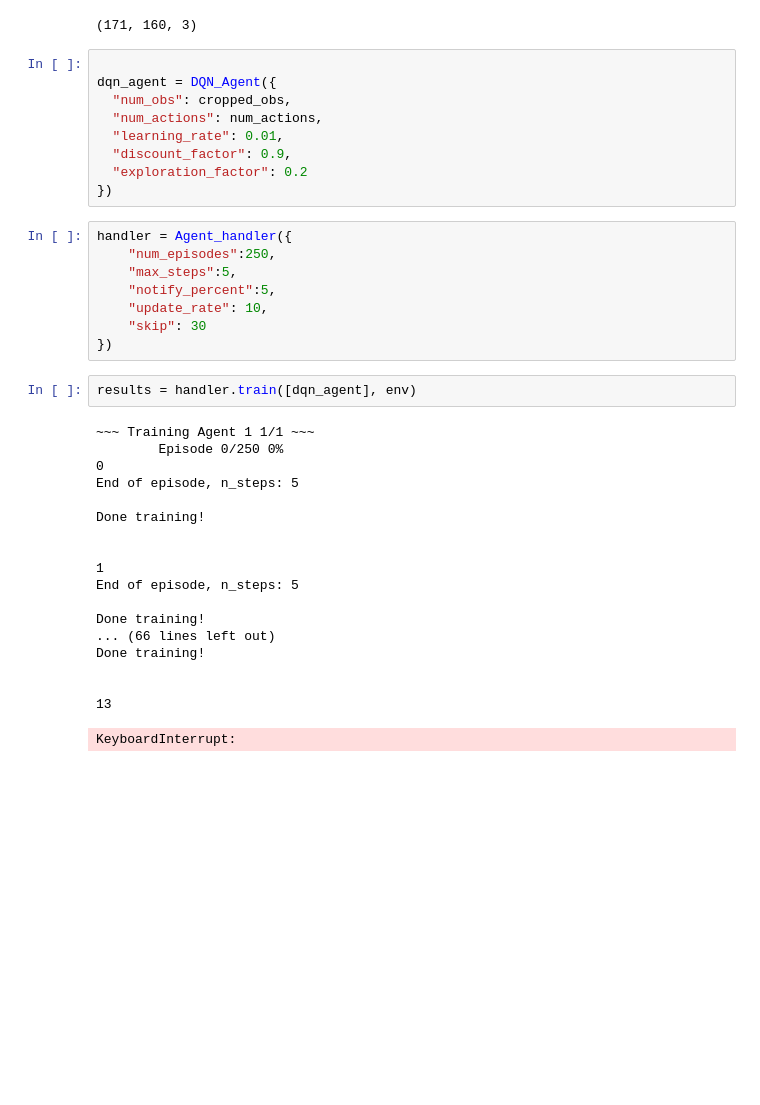
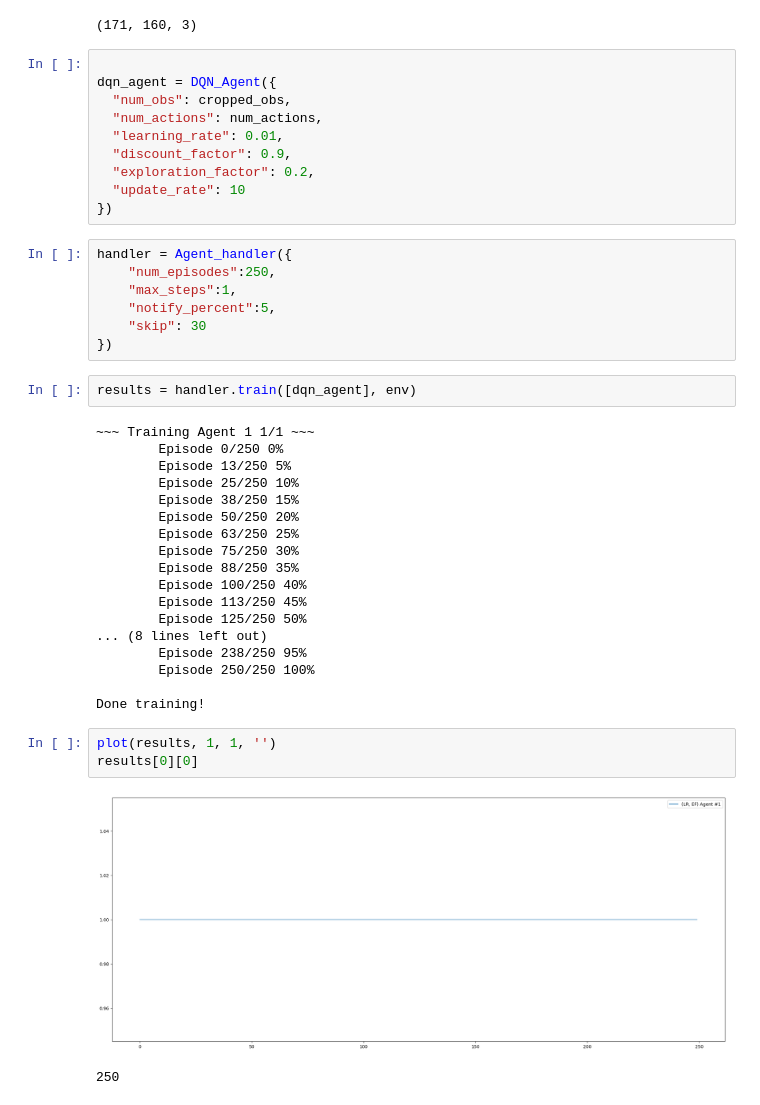
Before and after one commit to billyParmenter/Reinforcement-Learning, a Jupyter notebook: Project.ipynb, the cells around one changed output. Cells and saved outputs as stored; diff of their text form; blank space fills up the shorter version.

```diff
--- a/Project.ipynb
+++ b/Project.ipynb
@@ -68,14 +63,14 @@ dqn_agent = DQN_Agent({
   "num_actions": num_actions,
   "learning_rate": 0.01,
   "discount_factor": 0.9,
-  "exploration_factor": 0.2
+  "exploration_factor": 0.2,
+  "update_rate": 10
 })
 # %%
 handler = Agent_handler({
     "num_episodes":250,
-    "max_steps":5,
+    "max_steps":1,
     "notify_percent":5,
-    "update_rate": 10,
     "skip": 30
 })
 # %%
@@ -83,21 +78,26 @@ results = handler.train([dqn_agent], env)
 # %% [output]
 ~~~ Training Agent 1 1/1 ~~~
         Episode 0/250 0%
-0
-End of episode, n_steps: 5
+        Episode 13/250 5%
+        Episode 25/250 10%
+        Episode 38/250 15%
+        Episode 50/250 20%
+        Episode 63/250 25%
+        Episode 75/250 30%
+        Episode 88/250 35%
+        Episode 100/250 40%
+        Episode 113/250 45%
+        Episode 125/250 50%
+... (8 lines left out)
+        Episode 238/250 95%
+        Episode 250/250 100%
 
 Done training!
-
-
-1
-End of episode, n_steps: 5
-
-Done training!
-... (66 lines left out)
-Done training!
-
-
-13
-KeyboardInterrupt:
+# %%
+plot(results, 1, 1, '')
+results[0][0]
+# %% [output]
+[figure, added]
+250
 # %%
 env.unwrapped.get_action_meanings()
```
Also changed, not shown: parts of 5 cells of this notebook.
